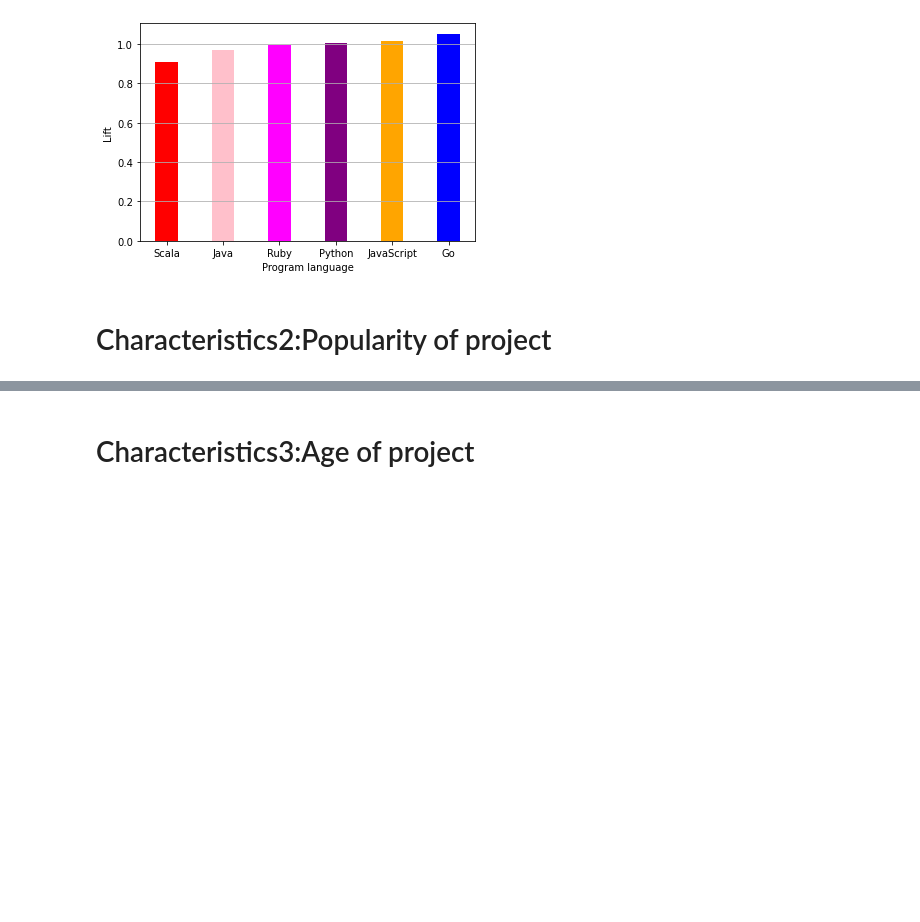
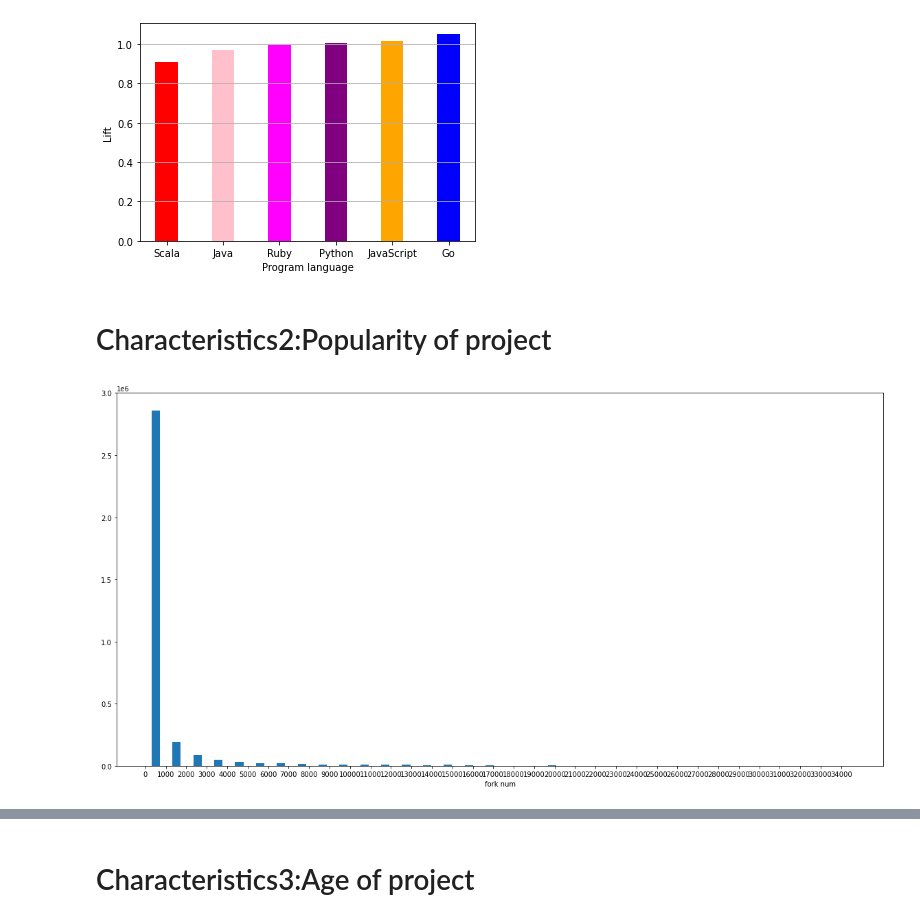
Before and after one commit to vitaminvaf/MSc-Project, a Jupyter notebook: Source code/Data analysis.ipynb, the cells around one changed output, grey strips where cells are left out. Cells and saved outputs as stored; diff of their text form; code cells hidden in the pictures; blank space fills up the shorter version.

```diff
--- a/Source code/Data analysis.ipynb
+++ b/Source code/Data analysis.ipynb
@@ -107,3 +139,24 @@ Project_data
+# %%
+def picturehist(x,minvalue,maxvalue,distance,binvalue=10,rwidth=0.8,xlabel=None,ylabel=None):
+    plt.figure(figsize=(20,10))
+    plt.hist(x,bins=binvalue,histtype='bar',rwidth=0.4)
+    plt.xticks(range(minvalue,maxvalue)[::distance])
+    plt.xlabel(xlabel)
+    plt.ylabel(ylabel)
+    plt.show()
+
+def count(x):
+    M=0
+    MF=0
+    counts=list()
+    for i in x:
+        if i[1]==1:
+            M+=1
+        else:
+            MF+=1
+    counts.append(M)
+    counts.append(MF)
+    return counts
 # %% [markdown]
 # Characteristics1:Program language
 # %% [markdown]
@@ -306,3 +353,10 @@ Text(0, 0.5, 'Lift')
 [figure]
 # %% [markdown]
 # Characteristics2:Popularity of project
+# %%
+popu_of_pro = Project_feature_data[['fork_num','merged_or_not']]
+fork_num = popu_of_pro['fork_num'].values.tolist()
+bin=int((max(fork_num)-min(fork_num))/1000)
+picturehist(fork_num,min(fork_num),max(fork_num),1000,bin,0.4,'fork num')
+# %% [output]
+[figure, added]
```
Also changed, not shown: parts of 22 cells of this notebook.
